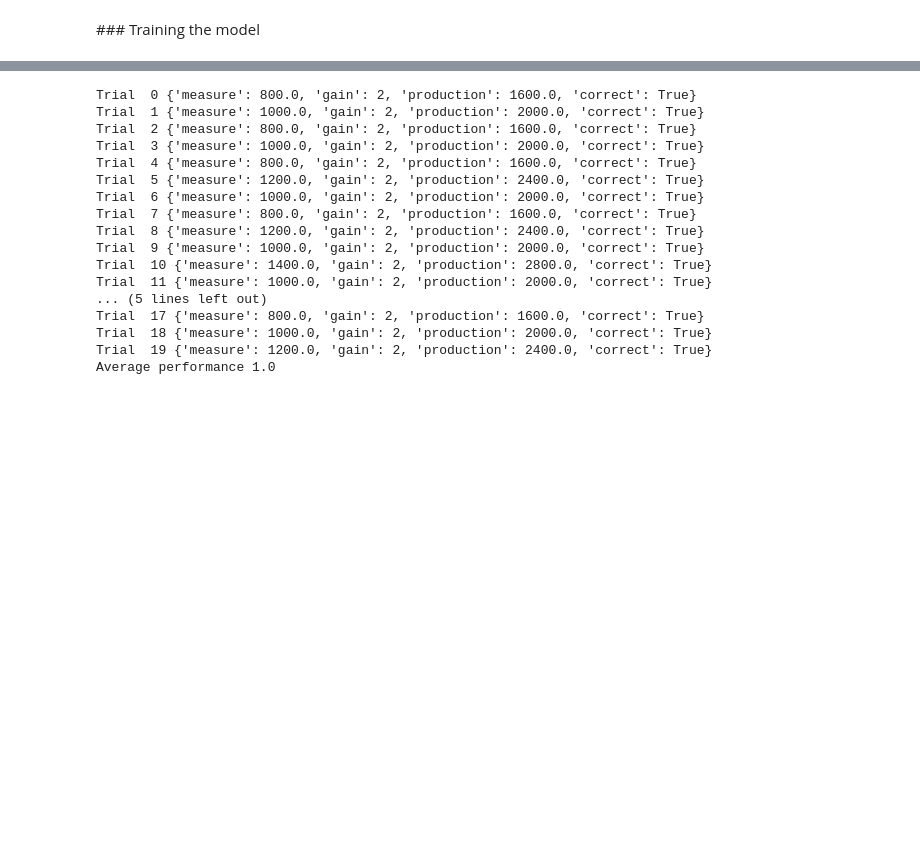
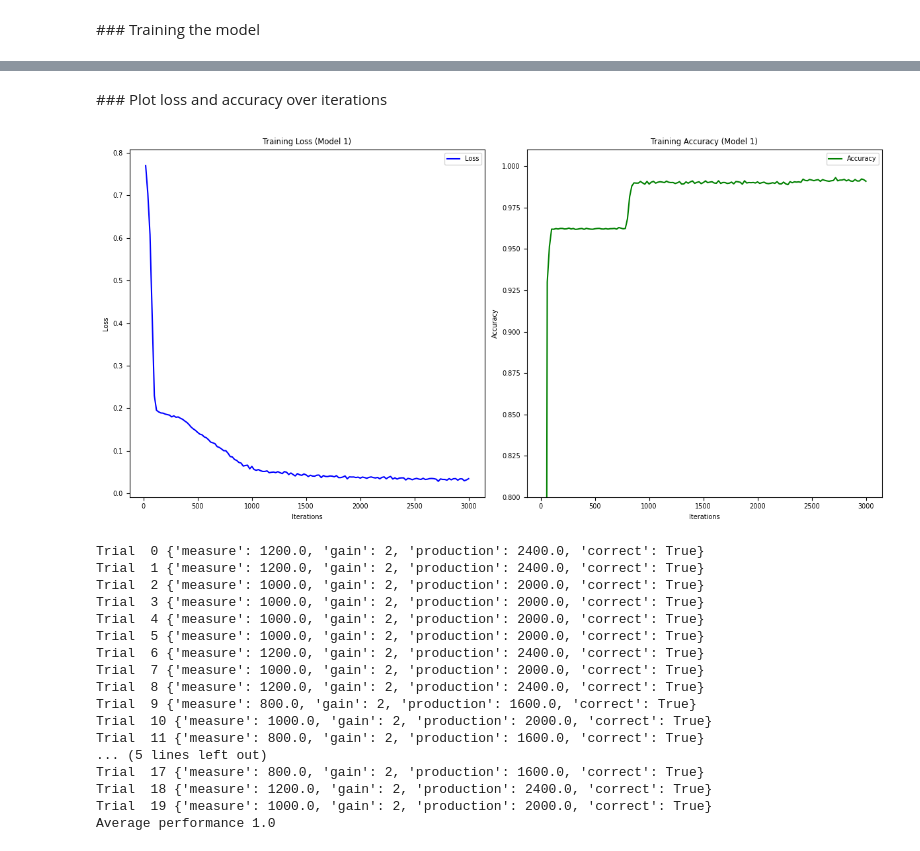
Before and after one commit to adampotton/Cognitive_AI_CW, a Jupyter notebook: Q2A_LSTM.ipynb, the cells around one changed output, grey strips where cells are left out. Saved outputs shown, nothing was run; the diff lists cells and outputs as text; code cells hidden in the pictures; blank space fills up the shorter version.

```diff
--- a/Q2A_LSTM.ipynb
+++ b/Q2A_LSTM.ipynb
@@ -51,8 +33,8 @@ class LSTMNet(nn.Module):
 config = {
     'dt': 200, # Timestep parameter
     'hidden_size': 32, # Hidden size for your LSTM
-    'batch_size': 16, # Batch size for training
-    'seq_len': 100, # Sequence length for input data
+    'batch_size': 32, # Batch size for training
+    'seq_len': 50, # Sequence length for input data
     'envid': 'ReadySetGo-v0', # Task name
     'gain': 2, # Custom gain
     'prod_margin': 10, # Custom production margin
@@ -136,3 +127,41 @@ Step 1000, Loss 0.0803, Accuracy 0.9709, Time 14.5s
+# %% [markdown]
+### Plot loss and accuracy over iterations
+# %%
+avg_losses = []
+avg_accuracies = []
+report_freq = 20
+for i in range(report_freq - 1, len(losses), report_freq):
+    avg_losses.append(sum(losses[i-report_freq+1:i+1]) / report_freq)
+    avg_accuracies.append(sum(accuracies[i-report_freq+1:i+1]) / report_freq)
+
+iterations = range(report_freq, len(losses) + 1, report_freq)
+
+import matplotlib.pyplot as plt
+plt.rcParams['font.family'] = 'sans-serif'
+plt.rcParams['font.sans-serif'] = ['DejaVu Sans']
+
+# Plot Loss
+plt.figure(figsize=(12, 6))
+plt.subplot(1, 2, 1)
+plt.plot(iterations, avg_losses, label='Loss', color='blue')
+plt.xlabel('Iterations')
+plt.ylabel('Loss')
+plt.title('Training Loss (Model 1)')
+plt.legend()
+
+# Plot Accuracy
+plt.subplot(1, 2, 2)
+plt.plot(iterations, avg_accuracies, label='Accuracy', color='green')
+plt.xlabel('Iterations')
+plt.ylabel('Accuracy')
+plt.ylim(0.8, 1.01)
+plt.title('Training Accuracy (Model 1)')
+plt.legend()
+
+plt.tight_layout()
+plt.show()
+# %% [output]
+[figure, added]
 # %%
 env = dataset.env # Reset environment
 env.reset(no_step=True)
@@ -141,7 +170,7 @@ perf = 0 # Initialize loggin vars
 activity_dict = {}
 trial_infos = {}
 
-num_trial = 200
+num_trial = 2000
 for i in range(num_trial):
 
     trial_info = env.new_trial() # New trial
@@ -164,20 +193,20 @@ for i in range(20):
 
 print('Average performance', np.mean([val['correct'] for val in trial_infos.values()]))
 # %% [output]
-Trial  0 {'measure': 800.0, 'gain': 2, 'production': 1600.0, 'correct': True}
-Trial  1 {'measure': 1000.0, 'gain': 2, 'production': 2000.0, 'correct': True}
-Trial  2 {'measure': 800.0, 'gain': 2, 'production': 1600.0, 'correct': True}
+Trial  0 {'measure': 1200.0, 'gain': 2, 'production': 2400.0, 'correct': True}
+Trial  1 {'measure': 1200.0, 'gain': 2, 'production': 2400.0, 'correct': True}
+Trial  2 {'measure': 1000.0, 'gain': 2, 'production': 2000.0, 'correct': True}
 Trial  3 {'measure': 1000.0, 'gain': 2, 'production': 2000.0, 'correct': True}
-Trial  4 {'measure': 800.0, 'gain': 2, 'production': 1600.0, 'correct': True}
-Trial  5 {'measure': 1200.0, 'gain': 2, 'production': 2400.0, 'correct': True}
-Trial  6 {'measure': 1000.0, 'gain': 2, 'production': 2000.0, 'correct': True}
-Trial  7 {'measure': 800.0, 'gain': 2, 'production': 1600.0, 'correct': True}
+Trial  4 {'measure': 1000.0, 'gain': 2, 'production': 2000.0, 'correct': True}
+Trial  5 {'measure': 1000.0, 'gain': 2, 'production': 2000.0, 'correct': True}
+Trial  6 {'measure': 1200.0, 'gain': 2, 'production': 2400.0, 'correct': True}
+Trial  7 {'measure': 1000.0, 'gain': 2, 'production': 2000.0, 'correct': True}
 Trial  8 {'measure': 1200.0, 'gain': 2, 'production': 2400.0, 'correct': True}
-Trial  9 {'measure': 1000.0, 'gain': 2, 'production': 2000.0, 'correct': True}
-Trial  10 {'measure': 1400.0, 'gain': 2, 'production': 2800.0, 'correct': True}
-Trial  11 {'measure': 1000.0, 'gain': 2, 'production': 2000.0, 'correct': True}
+Trial  9 {'measure': 800.0, 'gain': 2, 'production': 1600.0, 'correct': True}
+Trial  10 {'measure': 1000.0, 'gain': 2, 'production': 2000.0, 'correct': True}
+Trial  11 {'measure': 800.0, 'gain': 2, 'production': 1600.0, 'correct': True}
 ... (5 lines left out)
 Trial  17 {'measure': 800.0, 'gain': 2, 'production': 1600.0, 'correct': True}
-Trial  18 {'measure': 1000.0, 'gain': 2, 'production': 2000.0, 'correct': True}
-Trial  19 {'measure': 1200.0, 'gain': 2, 'production': 2400.0, 'correct': True}
+Trial  18 {'measure': 1200.0, 'gain': 2, 'production': 2400.0, 'correct': True}
+Trial  19 {'measure': 1000.0, 'gain': 2, 'production': 2000.0, 'correct': True}
 Average performance 1.0
```
Also changed, not shown: parts of 3 cells of this notebook.
